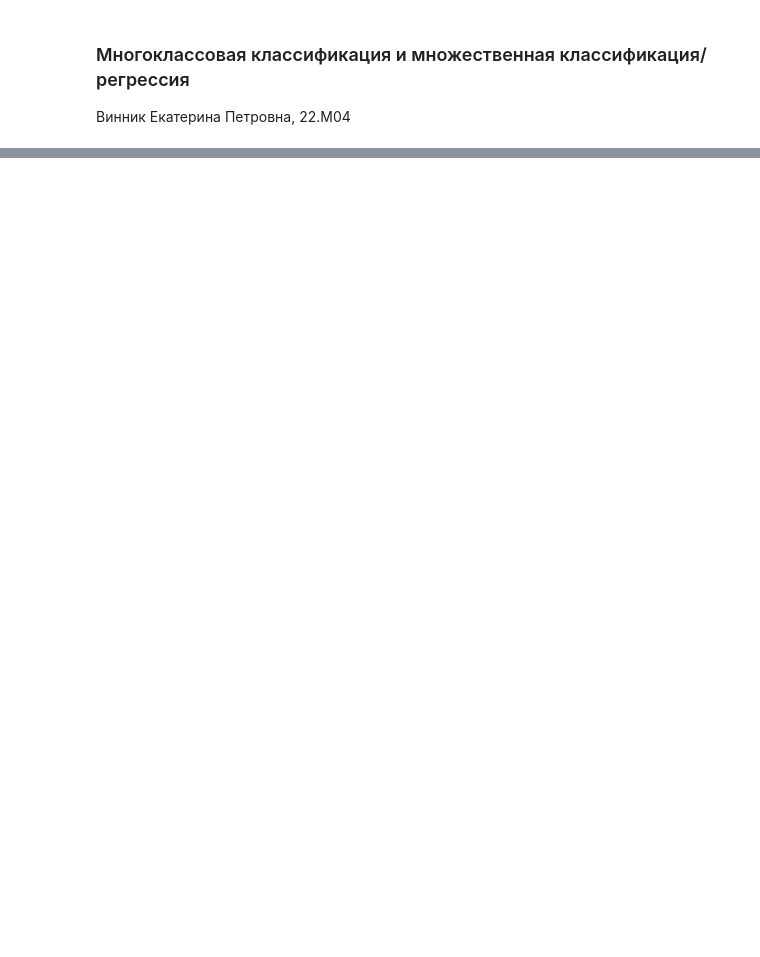
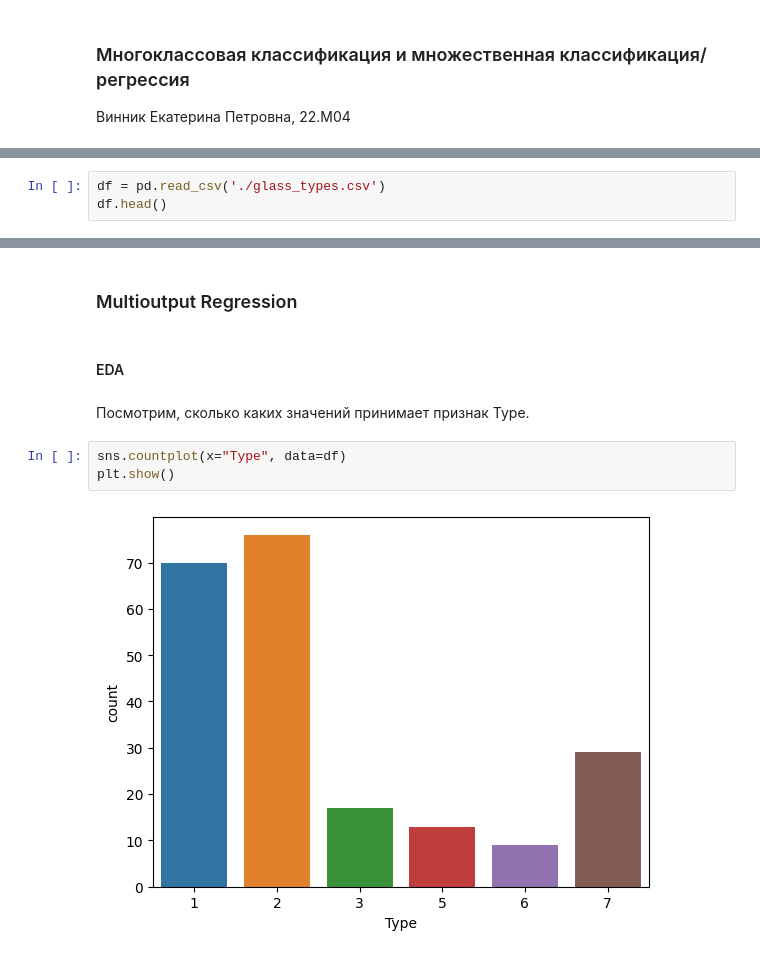
Before and after one commit to katevi/Introduction-to-ML, a Jupyter notebook: lab3/multiclass_classification_multioutput_regression.ipynb, the cells around one changed output, grey strips where cells are left out. Cells and saved outputs as stored; diff of their text form; blank space fills up the shorter version.

Commit message:
Add glass types dataset and initial EDA

```diff
--- a/lab3/multiclass_classification_multioutput_regression.ipynb
+++ b/lab3/multiclass_classification_multioutput_regression.ipynb
@@ -18,0 +28,3 @@
+# %%
+df = pd.read_csv('./glass_types.csv')
+df.head()
@@ -18,0 +38,11 @@
+# %% [markdown]
+### Multioutput Regression
+# %% [markdown]
+#### EDA
+# %% [markdown]
+Посмотрим, сколько каких значений принимает признак Type.
+# %%
+sns.countplot(x="Type", data=df)
+plt.show()
+# %% [output]
+[figure, added]
```
Also changed, not shown: parts of 10 cells of this notebook, 1 other file.
